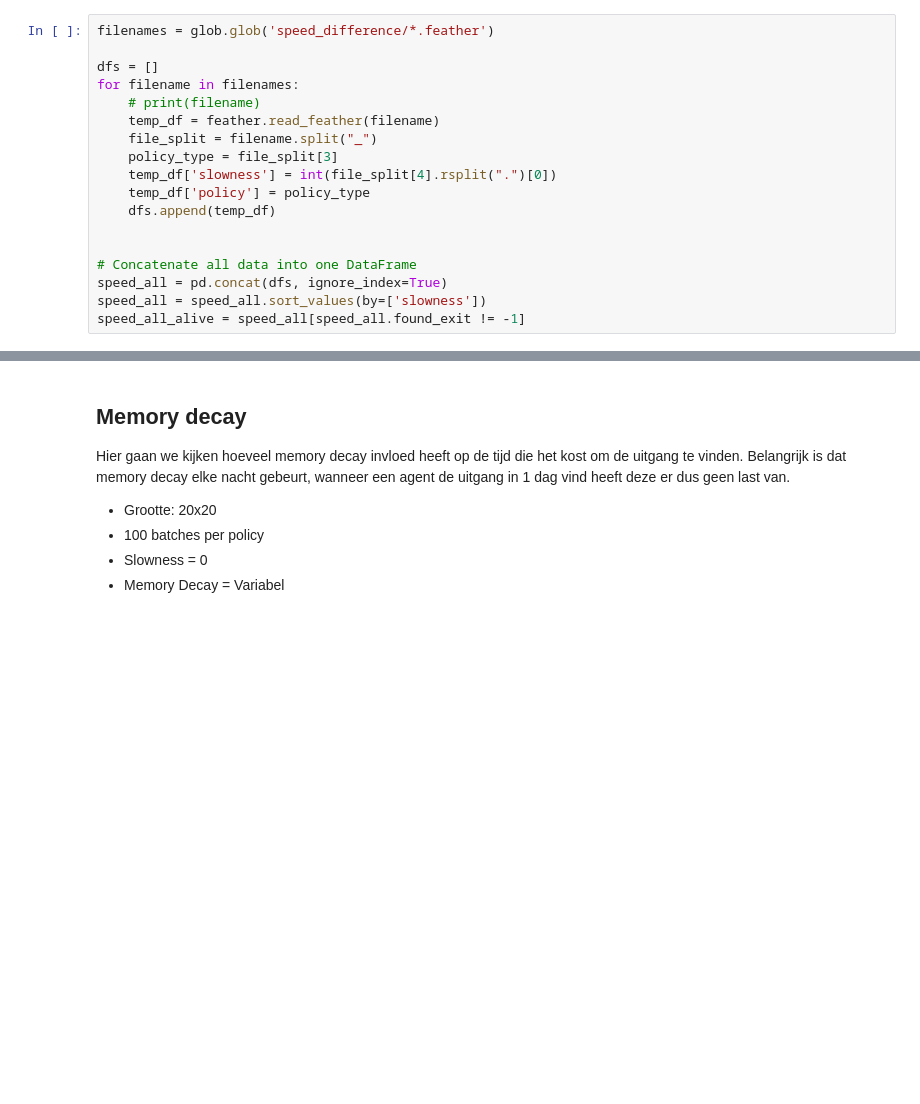
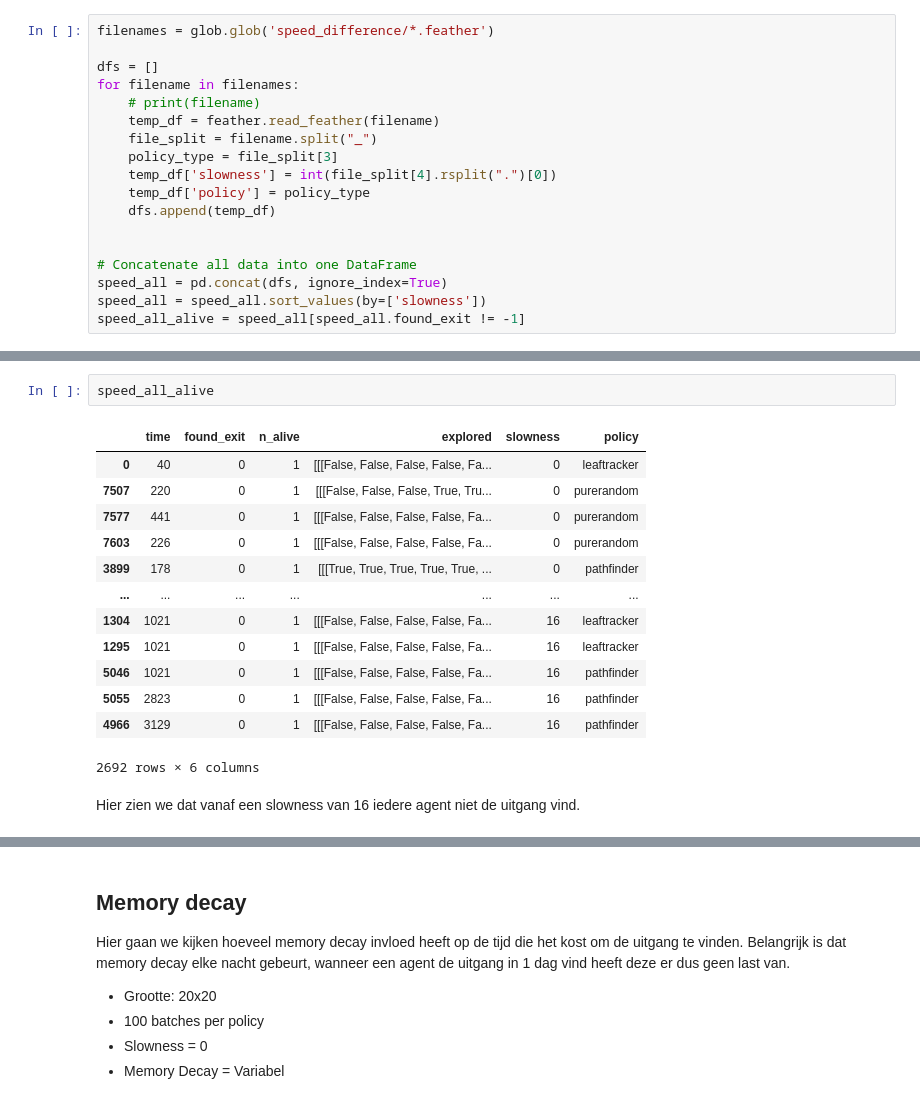
Before and after one commit to MariaDukmak/MazeRunner, a Jupyter notebook: analysis/Data analyse.ipynb, the cells around one changed output, grey strips where cells are left out. Saved outputs shown, nothing was run; the diff lists cells and outputs as text; blank space fills up the shorter version.

```diff
--- a/analysis/Data analyse.ipynb
+++ b/analysis/Data analyse.ipynb
@@ -154,3 +166,21 @@ Agent heeft steeds minder tijd om te exploren, daarom exponentieel
+# %%
+speed_all_alive
+# %% [output]
+|  | time | found_exit | n_alive | explored | slowness | policy |
+| 0 | 40 | 0 | 1 | [[[False, False, False, False, Fa... | 0 | leaftracker |
+| 7507 | 220 | 0 | 1 | [[[False, False, False, True, Tru... | 0 | purerandom |
+| 7577 | 441 | 0 | 1 | [[[False, False, False, False, Fa... | 0 | purerandom |
+| 7603 | 226 | 0 | 1 | [[[False, False, False, False, Fa... | 0 | purerandom |
+| 3899 | 178 | 0 | 1 | [[[True, True, True, True, True, ... | 0 | pathfinder |
+| ... | ... | ... | ... | ... | ... | ... |
+| 1304 | 1021 | 0 | 1 | [[[False, False, False, False, Fa... | 16 | leaftracker |
+| 1295 | 1021 | 0 | 1 | [[[False, False, False, False, Fa... | 16 | leaftracker |
+| 5046 | 1021 | 0 | 1 | [[[False, False, False, False, Fa... | 16 | pathfinder |
+| 5055 | 2823 | 0 | 1 | [[[False, False, False, False, Fa... | 16 | pathfinder |
+| 4966 | 3129 | 0 | 1 | [[[False, False, False, False, Fa... | 16 | pathfinder |
+2692 rows × 6 columns
+# %% [markdown]
+Hier zien we dat vanaf een slowness van 16 iedere agent niet de uitgang vind.
 # %%
 plt.figure(figsize=(16, 10))
 ax = sns.lineplot(data=speed_all_alive, x="slowness", y="time", hue="policy", ci=68)
```
Also changed, not shown: parts of 10 cells of this notebook.
